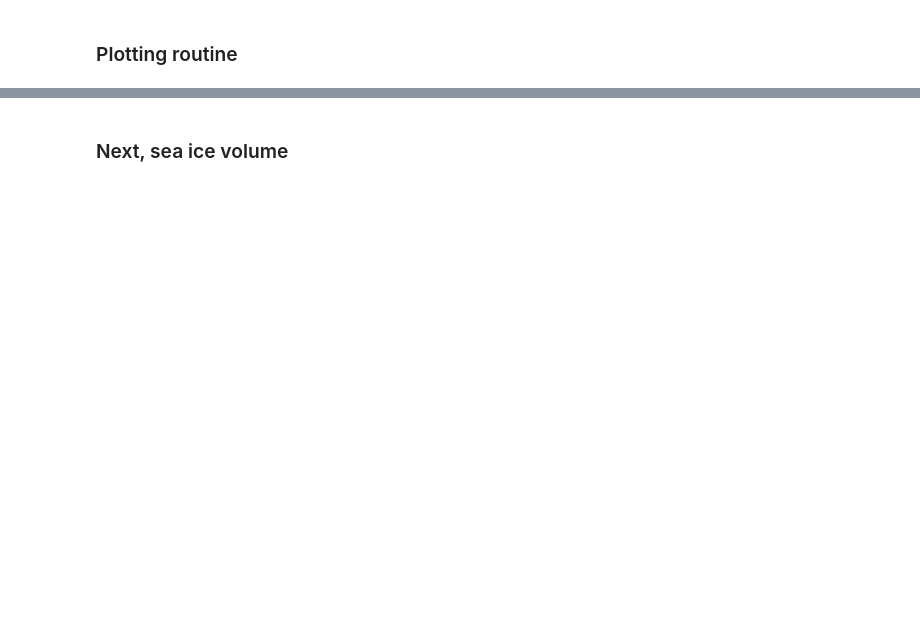
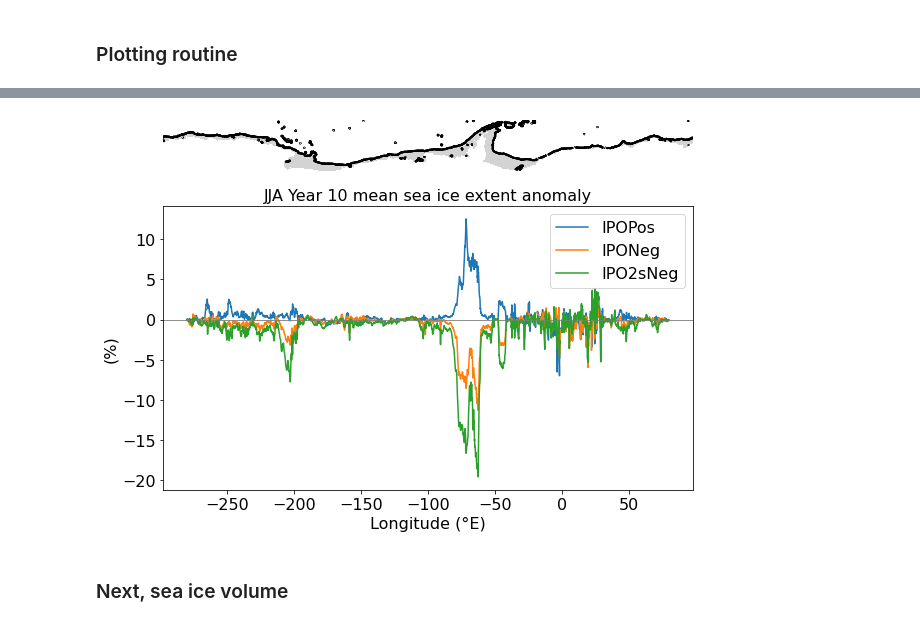
Before and after one commit to mauricehuguenin/sharing, a Jupyter notebook: Sea_ice_extent_and_sea_ice_volume_anomalies.ipynb, the cells around one changed output, grey strips where cells are left out. Saved outputs shown, nothing was run; the diff lists cells and outputs as text; code cells hidden in the pictures; blank space fills up the shorter version.

```diff
--- a/Sea_ice_extent_and_sea_ice_volume_anomalies.ipynb
+++ b/Sea_ice_extent_and_sea_ice_volume_anomalies.ipynb
@@ -48,7 +48,8 @@ rotblau = [[0.4 , 0.  , 0.12], [0.47, 0.02, 0.13], [0.62, 0.07, 0.16], [0.66, 0.
 # %% [markdown]
 ### 1000 m isobath shelf mask
 # %%
-base_spin = '/g/data/ik11/outputs/access-om2-01/01deg_jra55v13_ryf9091/output979'
+base_spin = '/g/data/e14/mv7494/access-om2/archive/01deg_jra55_ryf_IPOCtrl/output976/'
+
 vars = ['ht', 'hu']
 for f in range(2): # loop through the t- and u-grid
     field = xr.open_mfdataset(base_spin + '/ocean/ocean_grid.nc').load()[vars[f]]
@@ -67,4 +68,5 @@ plt.subplot(1,3,1); above_1.plot(); plt.title('shelf mask with land = zeroes')
 plt.subplot(1,3,2); above_2.plot(); plt.title('shelf mask with land = nan')
 plt.subplot(1,3,3); above1000_tcells.plot(); plt.title('final shelf mask')
 # above1000_tcells.to_netcdf('/g/data/e14/mv7494/IPOAnt_analysis/ACCESS-OM2-01_1000dbar_shelf_mask.nc')
+b = field.fillna(0)
 # %% [output]
@@ -74,7 +75,7 @@ Text(0.5, 1.0, 'final shelf mask')
 ### First, loading in the four spatial patterns
 # %%
 %%time
-db = 'local_cc_gdata_2sigma.db'; session = cc.database.create_session(db)
+db = 'local_cc_scratch_2sigma_new_exe.db'; session = cc.database.create_session(db)
 # ---------------------------------------------------------------------------------- #
 time      = [  12,   24]  # [  30, 1613] = 2012-12-01 to 2017-04-01 just like SOSE   #
 sel_lat    = [   0,  500]  # 81.1°S - 59.5°S                                         #
@@ -83,8 +84,9 @@ sel_lon    = [   0, 3600]  # [1299, 2200] = 150°W - 60°W
 depth      = [  23,   75]  # 100 m to 1000 m                                         #
 # ---------------------------------------------------------------------------------- #
 exp        = ['01deg_jra55_ryf_IPOCtrl', '01deg_jra55_ryf_IPOPos',
-              '01deg_jra55_ryf_IPONeg', '01deg_jra55_ryf_IPOInt',
-              '01deg_jra55_ryf_IPO2sNeg']
+              '01deg_jra55_ryf_IPONeg', '01deg_jra55_ryf_IPOInt', '01deg_jra55_ryf_IPO2sNeg',
+              '01deg_jra55v13_ryf9091', '01deg_jra55v13_ryf9091_easterlies_up10', '01deg_jra55v13_ryf9091_easterlies_down10',
+              '01deg_jra55v13_ryf_AKM_IPO2sNeg']
 var = ['tau_y', 'temp', 'salt']
 var2 = ['tau_y', 'temp', 'salt']
 unit_name = ['Meridional wind stress\n', 'Temperature\n', 'Salinity\n']
@@ -100,13 +102,13 @@ Wall time: 344 ms
 ### Load in sea ice extent with the cosima cookbook
 # %%
 %%time
-for e in [0,4]:
+for e in [5,6]:
     aice_m = cc.querying.getvar(expt=exp[e], variable='aice_m', session=session, frequency='1 monthly',
                                  attrs={'cell_methods': 'time: mean'},
                                  start_time='2154-01-01 00:00:00',
                                  end_time='2154-11-31 00:00:00',
                                  chunks = {'ni': '200MB', 'nj': '200MB'})
-    if e == 0: aice_m_clim = aice_m
-    if e == 4: aice_m_anom_IPO2sNeg = aice_m - aice_m_clim
+    if e == 5: aice_m_clim = aice_m
+    if e == 6: aice_m_anom_IPO2sNeg = aice_m - aice_m_clim
 # Wall time: 1min 19s
 # %% [output]
@@ -348,0 +270,69 @@ Wall time: 14min 17s
+# %%
+%%time
+fig = plt.figure(figsize=(16,6),tight_layout=True)
+gs = gridspec.GridSpec(2,2, width_ratios = [1,1], height_ratios = [.2,1])
+
+for e in [0,1,2,4]: # loop through the experiments
+    ax1 = plt.subplot(gs[0,0])
+
+    # first panel ------------------------------------------------------------------- #
+    fieldAnt = field[sel_lat[0]:sel_lat[1],:] * above1000_ucells
+    leichtgrau = [.83, .83, .83]
+    p111 = fieldAnt.plot.contourf(linewidths=2, levels=np.linspace(0,1000,21), cmap='#D3D3D3', add_colorbar = False) # 1000 m isobath
+    p111 = field[sel_lat[0]:sel_lat[1],:].plot.contour(levels = [1000], linewidths=2, cmap='k') # 1000 m isobath
+
+    plt.xticks(fontsize=16); plt.yticks(fontsize=16)
+    ax1.set(xlabel=None); ax1.set(ylabel=None)
+    ax1.set_yticklabels([]); ax1.set_xticklabels([]); ax1.set(ylabel=None) # no y axis ticks and labels if panel is not on the far left
+    print(exp[e])
+    ax1.axis('off') # turn off axes
+
+    # second panel ------------------------------------------------------------------- #
+    ax1 = plt.subplot(gs[1,0])
+    aice_m = cc.querying.getvar(expt=exp[e], variable='aice_m', session=session, frequency='1 monthly',
+                                attrs={'cell_methods': 'time: mean'},
+                                start_time='2154-06-01 00:00:00',
+                                end_time='2154-08-01 00:00:00',
+                                chunks = {'ni': '200MB', 'nj': '200MB'})
+    aice_m['nj'] = geolon.yt_ocean.values; aice_m['ni'] = geolat.xt_ocean.values # apply the MOM5 coordinates
+    aice_m = aice_m[-24:,sel_lat[0]:sel_lat[1],:] # only selecting the Southern Ocean & Antarctica
+#    aice_m['yt_ocean'] = aice_m['nj']; aice_m['xt_ocean'] = aice_m['ni'];
+
+    # multiply with the shelf mask
+    aice_m = (aice_m*above1000_tcells.rename({'yt_ocean':'nj', 'xt_ocean':'ni'}))
+
+    aice_m = aice_m.mean('nj')
+    if e == 0:
+        aice_m_clim = aice_m; print('skipping remainder of the iteration for ' + exp[e]); continue
+
+    data_anom   = (aice_m - aice_m_clim).mean('time') * 100 # convert to percentage values
+
+    if e == 0:
+        suffix = 'IPOCtrl'; data_anom.plot(label=suffix)
+    if e == 1:
+        suffix = 'IPOPos'; data_anom.plot(label=suffix)
+    if e == 2:
+        suffix = 'IPONeg'; data_anom.plot(label=suffix)
+    if e == 3:
+        suffix = 'IPOInt'; data_anom.plot(label=suffix)
+    if e == 4:
+        suffix = 'IPO2sNeg'; data_anom.plot(label=suffix)
+    if e == 5:
+        suffix = 'AKM_IPOCtrl'; data_anom.plot(label=suffix)
+    if e == 6:
+        suffix = 'AKM_IPO2sNeg'; data_anom.plot(label=suffix)
+
+    plt.axhline(0, lw=.5, c='grey'); plt.legend(fontsize=16)
+    plt.ylabel('(%)', fontsize=16); plt.xlabel('Longitude (°E)', fontsize=16)
+    plt.xticks(fontsize=16); plt.yticks(fontsize=16)
+    plt.title('JJA Year 10 mean sea ice extent anomaly', fontsize=16)
+
+# --- saving as 300 dpi .PNG image in specified folder ----------------------------------------------- #
+plt.savefig(save + 'IPO_sea_ice_extent_time_series', #
+            dpi=300, facecolor='w',                                                                    #
+            edgecolor='w', orientation='landscape',                                                    #
+            format=None, transparent=False, bbox_inches='tight',                                       #
+            pad_inches=0.1, metadata=None)                                                             #
+# --- end of script ---------------------------------------------------------------------------------- #
+# Wall time: 30s
+# %% [output]
@@ -349,2 +346,3 @@ Wall time: 14min 17s
+[figure, added]
 # %% [markdown]
 ### Next, sea ice volume
```
Also changed, not shown: parts of 30 cells of this notebook.
